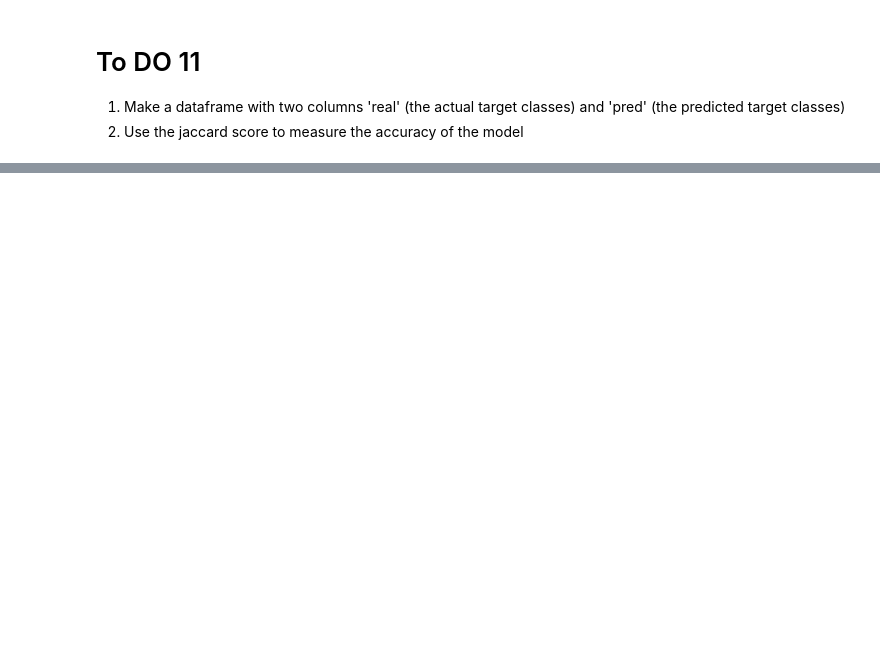
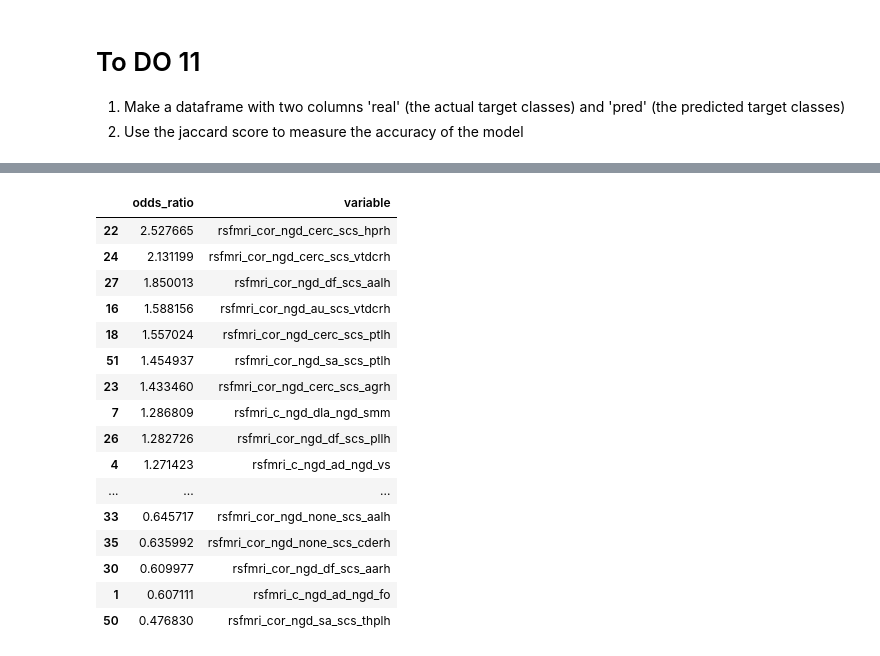
Before and after one commit to grace-shearrer/SSIB-2024, a Jupyter notebook: SSBneuroAnalysis-YANA2DO.ipynb, the cells around one changed output, grey strips where cells are left out. Saved outputs shown, nothing was run; the diff lists cells and outputs as text; code cells hidden in the pictures; blank space fills up the shorter version.

```diff
--- a/SSBneuroAnalysis-YANA2DO.ipynb
+++ b/SSBneuroAnalysis-YANA2DO.ipynb
@@ -483,0 +796,3 @@ print("Jaccard Similarity Score:", jaccard)
+# %%
+scaler = StandardScaler()
+X_scaled = scaler.fit_transform(X_test_reg_sm)
@@ -483,0 +831,29 @@ print("Jaccard Similarity Score:", jaccard)
+# %%
+#x_train, x_test, y_train, y_test = train_test_split(x, y, test_size=0.2, random_state=1)
+
+logisticRegr = LogisticRegression()
+logisticRegr.fit(X_scaled, y_testReg)
+
+df=pd.DataFrame({'odds_ratio':(np.exp(logisticRegr.coef_).T).tolist(),'variable':X_test_reg_sm.columns.tolist()})
+df['odds_ratio'] = df['odds_ratio'].str.get(0)
+
+df=df.sort_values('odds_ratio', ascending=False)
+df
+# %% [output]
+|  | odds_ratio | variable |
+| 22 | 2.527665 | rsfmri_cor_ngd_cerc_scs_hprh |
+| 24 | 2.131199 | rsfmri_cor_ngd_cerc_scs_vtdcrh |
+| 27 | 1.850013 | rsfmri_cor_ngd_df_scs_aalh |
+| 16 | 1.588156 | rsfmri_cor_ngd_au_scs_vtdcrh |
+| 18 | 1.557024 | rsfmri_cor_ngd_cerc_scs_ptlh |
+| 51 | 1.454937 | rsfmri_cor_ngd_sa_scs_ptlh |
+| 23 | 1.433460 | rsfmri_cor_ngd_cerc_scs_agrh |
+| 7 | 1.286809 | rsfmri_c_ngd_dla_ngd_smm |
+| 26 | 1.282726 | rsfmri_cor_ngd_df_scs_pllh |
+| 4 | 1.271423 | rsfmri_c_ngd_ad_ngd_vs |
+| ... | ... | ... |
+| 33 | 0.645717 | rsfmri_cor_ngd_none_scs_aalh |
+| 35 | 0.635992 | rsfmri_cor_ngd_none_scs_cderh |
+| 30 | 0.609977 | rsfmri_cor_ngd_df_scs_aarh |
+| 1 | 0.607111 | rsfmri_c_ngd_ad_ngd_fo |
+| 50 | 0.476830 | rsfmri_cor_ngd_sa_scs_thplh |
```
Also changed, not shown: parts of 43 cells of this notebook.
